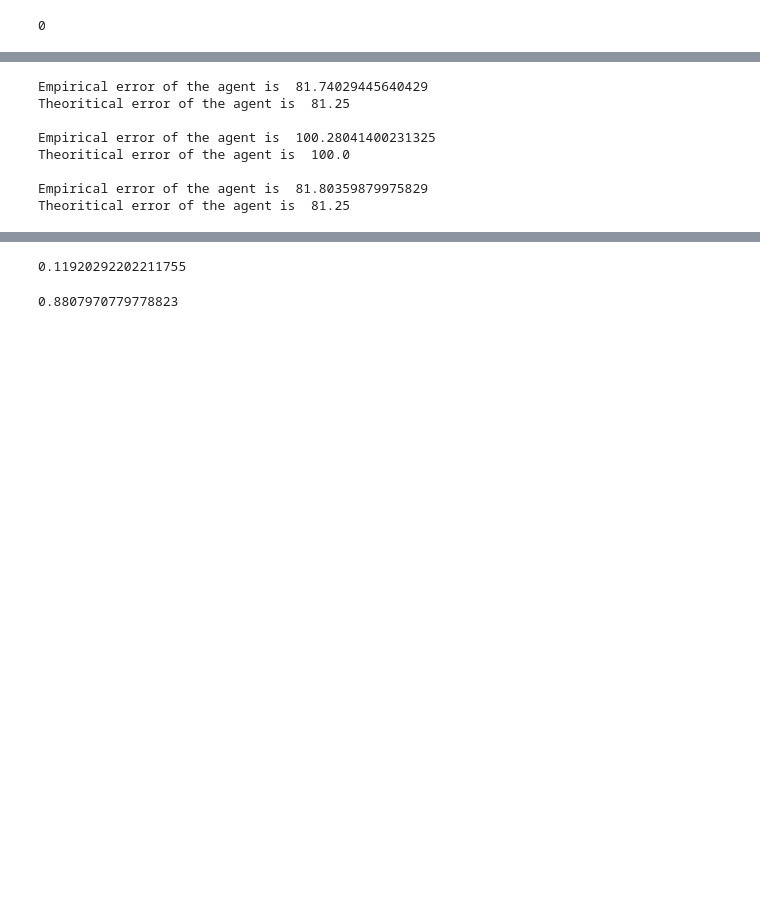
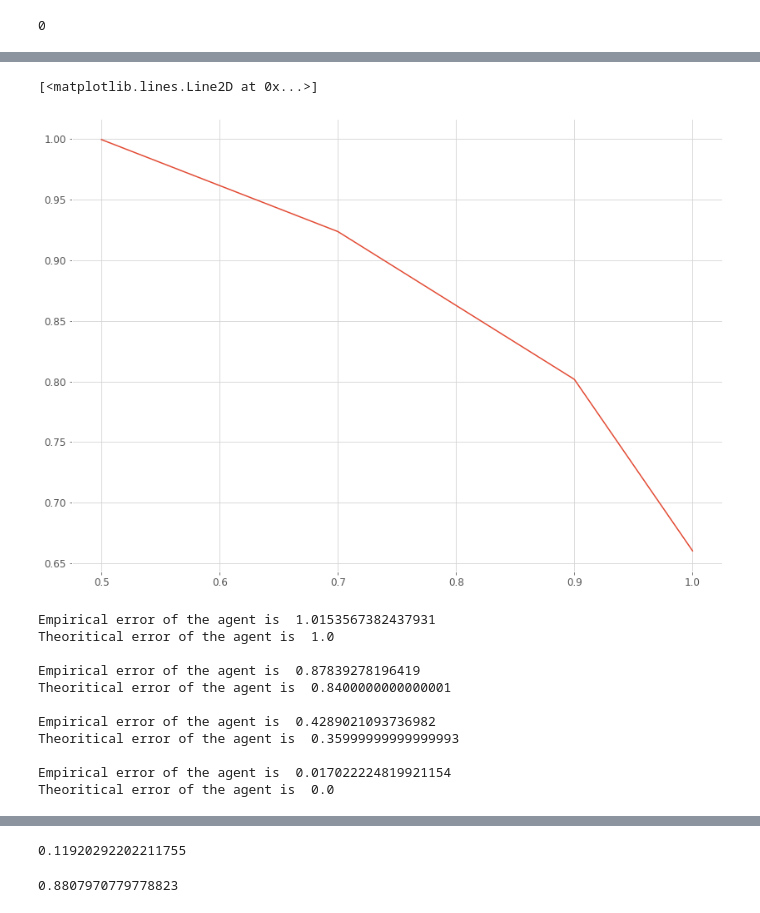
Before and after one commit to Oueldh/aSPEM, a Jupyter notebook: aSPEM_agent_Lin_Hyp.ipynb, the cells around one changed output, grey strips where cells are left out. Cells and saved outputs as stored; diff of their text form; code cells hidden in the pictures; blank space fills up the shorter version.

```diff
--- a/aSPEM_agent_Lin_Hyp.ipynb
+++ b/aSPEM_agent_Lin_Hyp.ipynb
@@ -140,17 +163,25 @@ plt.legend()
+# %%
+plt.plot(P,np.mean(ERRS,axis=1))
+# %% [output]
+[<matplotlib.lines.Line2D at 0x...>]
+[figure, added]
 # %%
 for e,v_th,p in zip(ERRS,V_THEOS,P):
-    theo_Err=p*(v_target-v_th)**2 + (1-p)*(v_target+v_th)**2
+    theo_Err=p*(1-v_th/v_target)**2 + (1-p)*(1+v_th/v_target)**2
     print("Empirical error of the agent is ", np.mean(e))
     print("Theoritical error of the agent is ",theo_Err,'\n')
 # %% [output]
-Empirical error of the agent is  81.74029445640429
-Theoritical error of the agent is  81.25
+Empirical error of the agent is  1.0153567382437931
+Theoritical error of the agent is  1.0
 
-Empirical error of the agent is  100.28041400231325
-Theoritical error of the agent is  100.0
+Empirical error of the agent is  0.87839278196419
+Theoritical error of the agent is  0.8400000000000001
 
-Empirical error of the agent is  81.80359879975829
-Theoritical error of the agent is  81.25
+Empirical error of the agent is  0.4289021093736982
+Theoritical error of the agent is  0.35999999999999993
+
+Empirical error of the agent is  0.017022224819921154
+Theoritical error of the agent is  0.0
 # %%
 for m,v,p in zip(MU,VVV,P):
     plt.scatter(m,v,s=100,label=f'p={p}',alpha=0.5)
```
Also changed, not shown: parts of 10 cells of this notebook, 12 other files.
